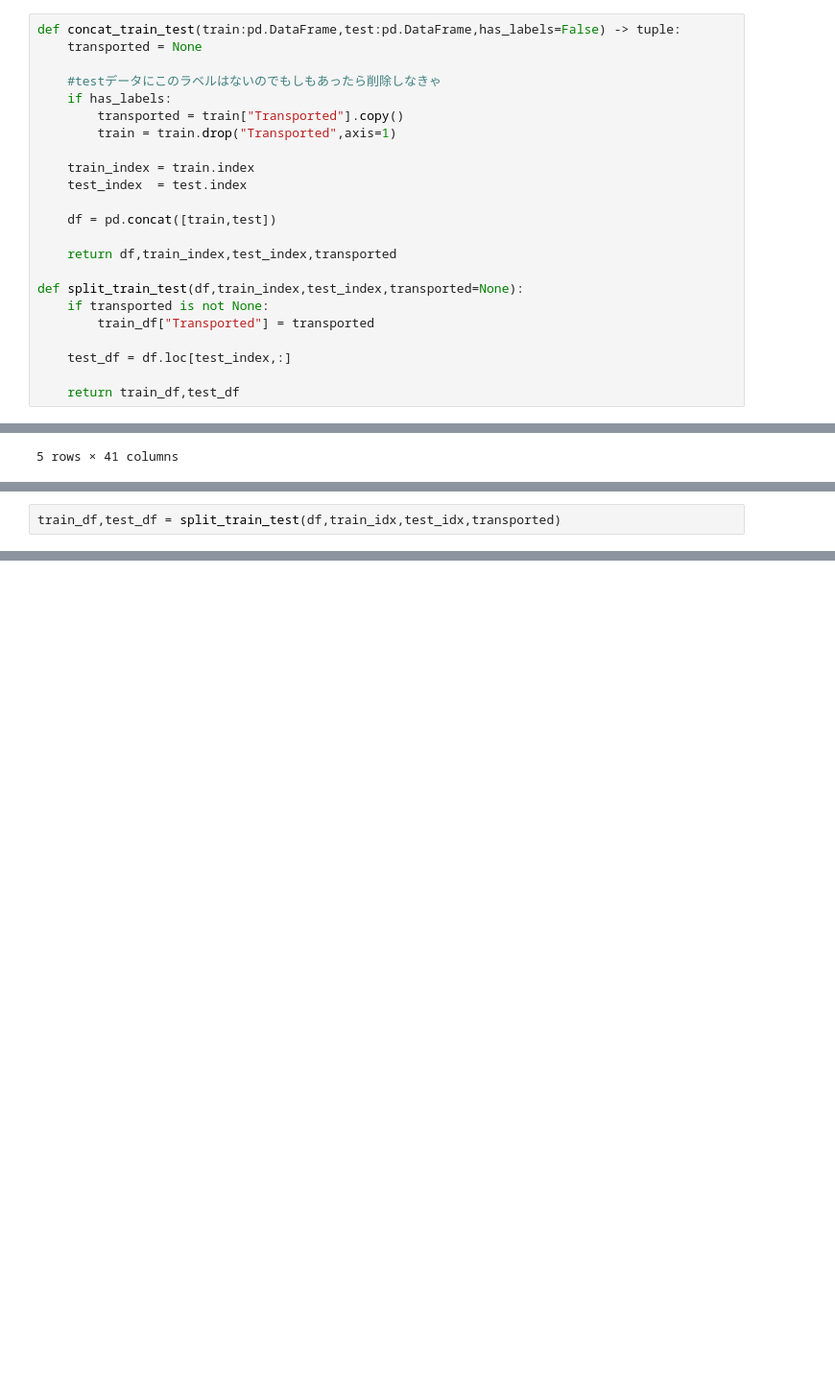
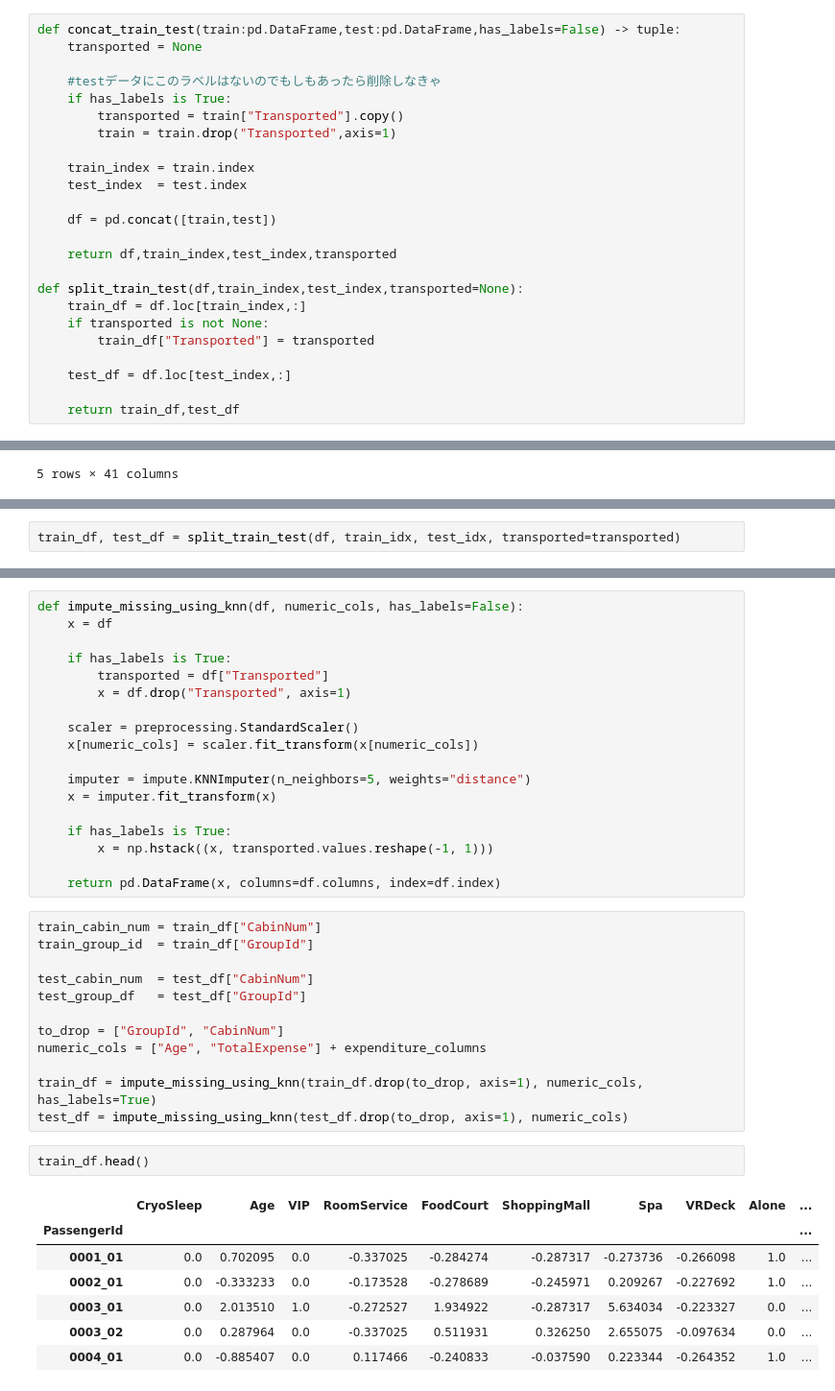
Before and after one commit to Ryo-Suzukii/spaceship_titanic, a Jupyter notebook: main.ipynb, the cells around one changed output, grey strips where cells are left out. Shown at 96% size. Cells and saved outputs as stored; diff of their text form; blank space fills up the shorter version.

Commit message:
Complete Data Cleansing

```diff
--- a/main.ipynb
+++ b/main.ipynb
@@ -323,7 +323,7 @@ def concat_train_test(train:pd.DataFrame,test:pd.DataFrame,has_labels=False) ->
     transported = None
 
     #testデータにこのラベルはないのでもしもあったら削除しなきゃ
-    if has_labels:
+    if has_labels is True:
         transported = train["Transported"].copy()
         train = train.drop("Transported",axis=1)
 
@@ -335,6 +335,7 @@ def concat_train_test(train:pd.DataFrame,test:pd.DataFrame,has_labels=False) ->
     return df,train_index,test_index,transported
 
 def split_train_test(df,train_index,test_index,transported=None):
+    train_df = df.loc[train_index,:]
     if transported is not None:
         train_df["Transported"] = transported
 
@@ -402,5 +404,5 @@ df.head()
 # %%
-train_df,test_df = split_train_test(df,train_idx,test_idx,transported)
+train_df, test_df = split_train_test(df, train_idx, test_idx, transported=transported)
 # %%
 train_df.head()
 # %% [output]
@@ -414,0 +421,40 @@ train_df.head()
+# %%
+def impute_missing_using_knn(df, numeric_cols, has_labels=False):
+    x = df
+
+    if has_labels is True:
+        transported = df["Transported"]
+        x = df.drop("Transported", axis=1)
+
+    scaler = preprocessing.StandardScaler()
+    x[numeric_cols] = scaler.fit_transform(x[numeric_cols])
+
+    imputer = impute.KNNImputer(n_neighbors=5, weights="distance")
+    x = imputer.fit_transform(x)
+
+    if has_labels is True:
+        x = np.hstack((x, transported.values.reshape(-1, 1)))
+
+    return pd.DataFrame(x, columns=df.columns, index=df.index)
+# %%
+train_cabin_num = train_df["CabinNum"]
+train_group_id  = train_df["GroupId"]
+
+test_cabin_num  = test_df["CabinNum"]
+test_group_df   = test_df["GroupId"]
+
+to_drop = ["GroupId", "CabinNum"]
+numeric_cols = ["Age", "TotalExpense"] + expenditure_columns
+
+train_df = impute_missing_using_knn(train_df.drop(to_drop, axis=1), numeric_cols, has_labels=True)
+test_df = impute_missing_using_knn(test_df.drop(to_drop, axis=1), numeric_cols)
+# %%
+train_df.head()
+# %% [output]
+|  | CryoSleep | Age | VIP | RoomService | FoodCourt | ShoppingMall | Spa | VRDeck | Alone | ... |
+| PassengerId |  |  |  |  |  |  |  |  |  | ... |
+| 0001_01 | 0.0 | 0.702095 | 0.0 | -0.337025 | -0.284274 | -0.287317 | -0.273736 | -0.266098 | 1.0 | ... |
+| 0002_01 | 0.0 | -0.333233 | 0.0 | -0.173528 | -0.278689 | -0.245971 | 0.209267 | -0.227692 | 1.0 | ... |
+| 0003_01 | 0.0 | 2.013510 | 1.0 | -0.272527 | 1.934922 | -0.287317 | 5.634034 | -0.223327 | 0.0 | ... |
+| 0003_02 | 0.0 | 0.287964 | 0.0 | -0.337025 | 0.511931 | 0.326250 | 2.655075 | -0.097634 | 0.0 | ... |
+| 0004_01 | 0.0 | -0.885407 | 0.0 | 0.117466 | -0.240833 | -0.037590 | 0.223344 | -0.264352 | 1.0 | ... |
```
Also changed, not shown: parts of 15 cells of this notebook.
